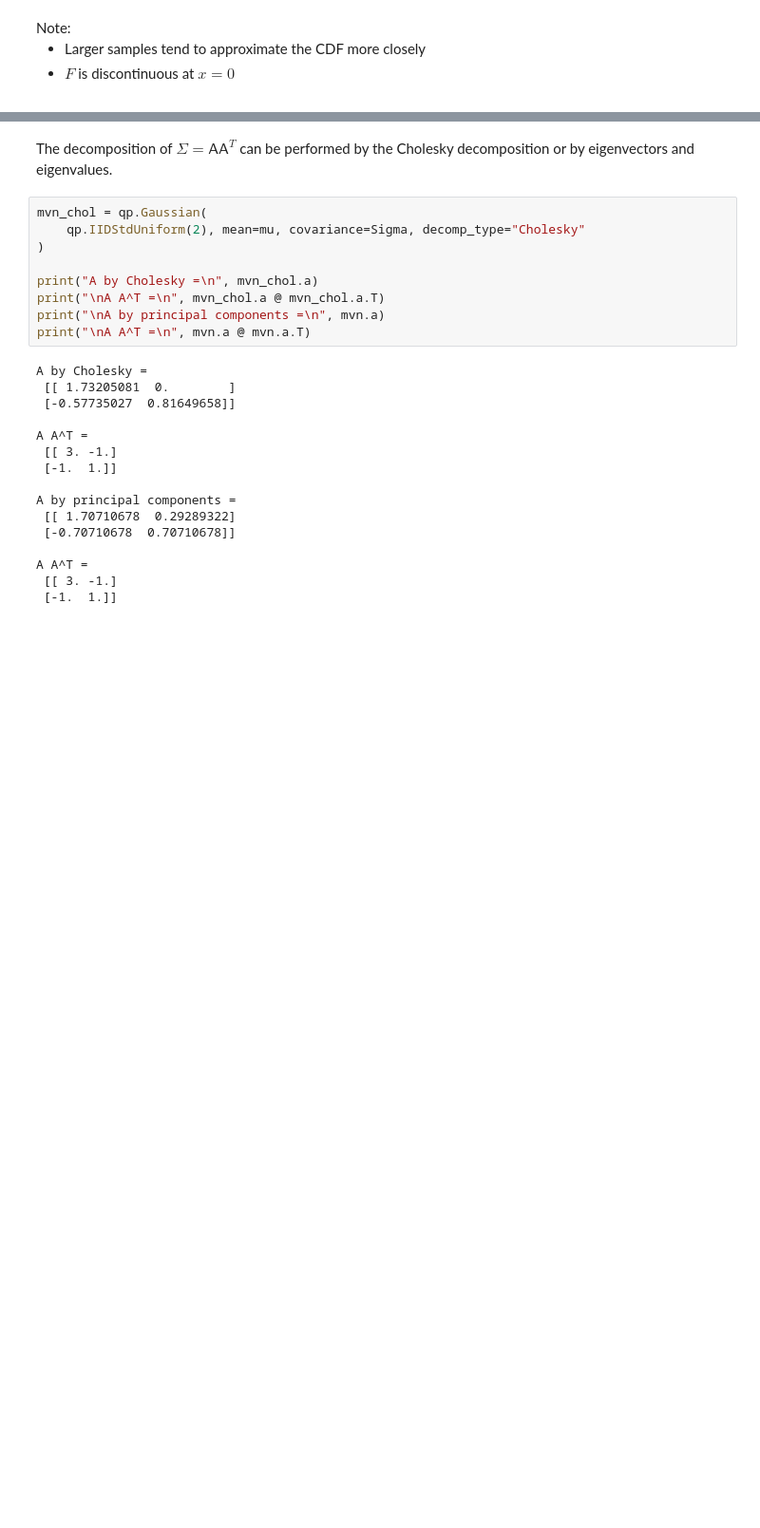
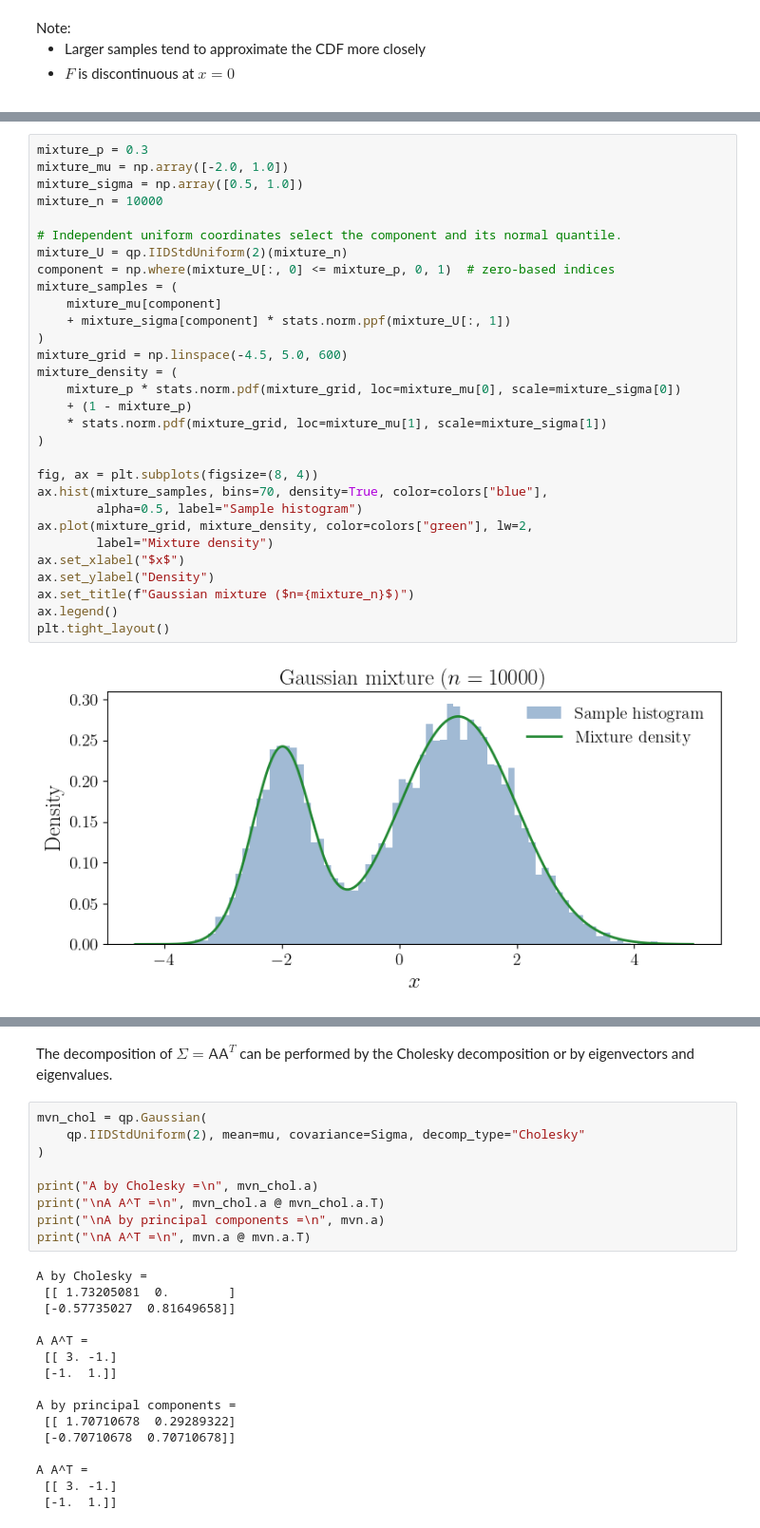
Before and after one commit to fjhickernell/MATH565Fall2026, a Jupyter notebook: notebooks/sampling/GeneratingSamples.ipynb, the cells around one changed output, grey strips where cells are left out. Shown at 95% size. Saved outputs shown, nothing was run; the diff lists cells and outputs as text; blank space fills up the shorter version.

```diff
--- a/notebooks/sampling/GeneratingSamples.ipynb
+++ b/notebooks/sampling/GeneratingSamples.ipynb
@@ -250,3 +266,35 @@ Note:
+# %%
+mixture_p = 0.3
+mixture_mu = np.array([-2.0, 1.0])
+mixture_sigma = np.array([0.5, 1.0])
+mixture_n = 10000
+
+# Independent uniform coordinates select the component and its normal quantile.
+mixture_U = qp.IIDStdUniform(2)(mixture_n)
+component = np.where(mixture_U[:, 0] <= mixture_p, 0, 1)  # zero-based indices
+mixture_samples = (
+    mixture_mu[component]
+    + mixture_sigma[component] * stats.norm.ppf(mixture_U[:, 1])
+)
+mixture_grid = np.linspace(-4.5, 5.0, 600)
+mixture_density = (
+    mixture_p * stats.norm.pdf(mixture_grid, loc=mixture_mu[0], scale=mixture_sigma[0])
+    + (1 - mixture_p)
+    * stats.norm.pdf(mixture_grid, loc=mixture_mu[1], scale=mixture_sigma[1])
+)
+
+fig, ax = plt.subplots(figsize=(8, 4))
+ax.hist(mixture_samples, bins=70, density=True, color=colors["blue"],
+        alpha=0.5, label="Sample histogram")
+ax.plot(mixture_grid, mixture_density, color=colors["green"], lw=2,
+        label="Mixture density")
+ax.set_xlabel("$x$")
+ax.set_ylabel("Density")
+ax.set_title(f"Gaussian mixture ($n={mixture_n}$)")
+ax.legend()
+plt.tight_layout()
+# %% [output]
+[figure, added]
 # %% [markdown]
 ## Multivariate Gaussian random variables
 
```
Also changed, not shown: parts of 22 cells of this notebook, 7 other files.
